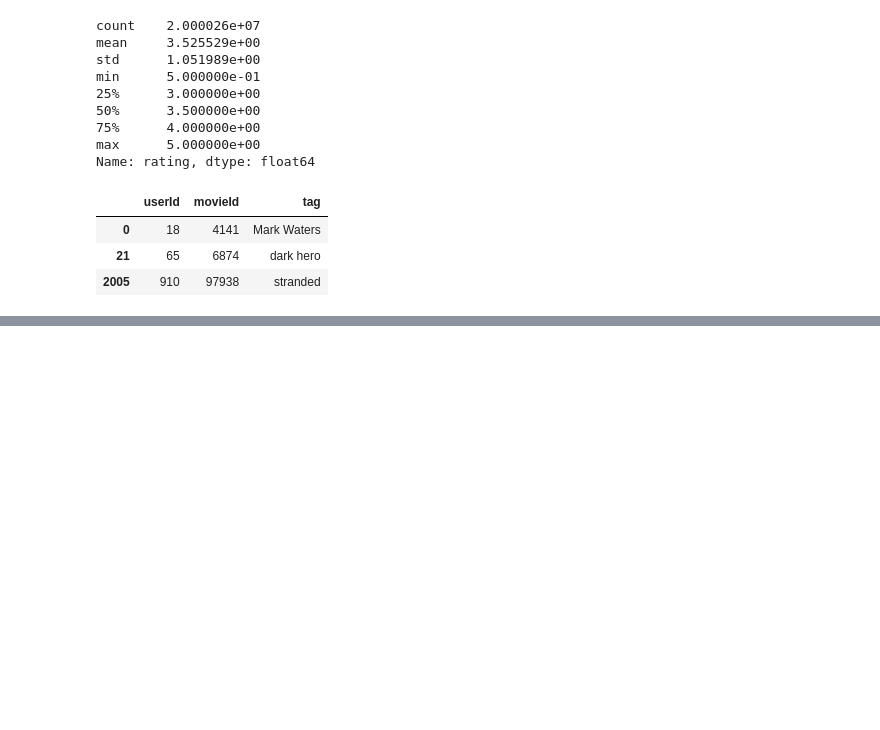
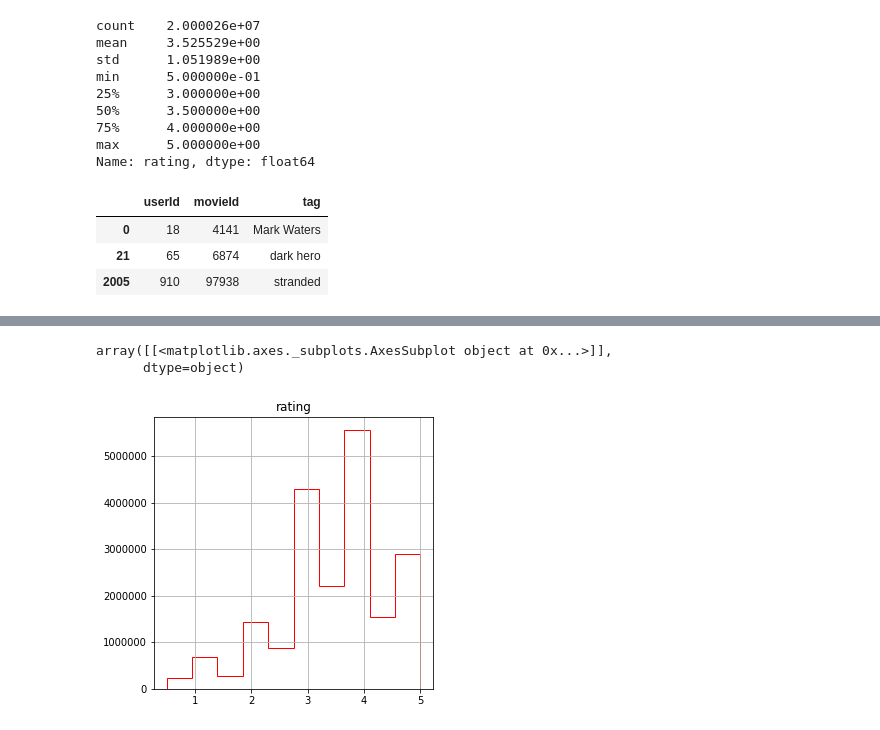
Before and after one commit to FabianArancibiaM/MachineLearning_ML_Pipeline_Pandas, a Jupyter notebook: ML PIPELINE.ipynb, the cells around one changed output, grey strips where cells are left out. Drawn from its saved outputs; the diff is of its cells as text; code cells hidden in the pictures; blank space fills up the shorter version.

```diff
--- a/ML PIPELINE.ipynb
+++ b/ML PIPELINE.ipynb
@@ -140,0 +285,6 @@ tags.iloc[[0,21,2005]]
+# %%
+ratings.hist(bins=10,column='rating',figsize=(5,5),histtype="step",color="red")
+# %% [output]
+array([[<matplotlib.axes._subplots.AxesSubplot object at 0x...>]],
+      dtype=object)
+[figure, added]
```
Also changed, not shown: parts of 36 cells of this notebook.
